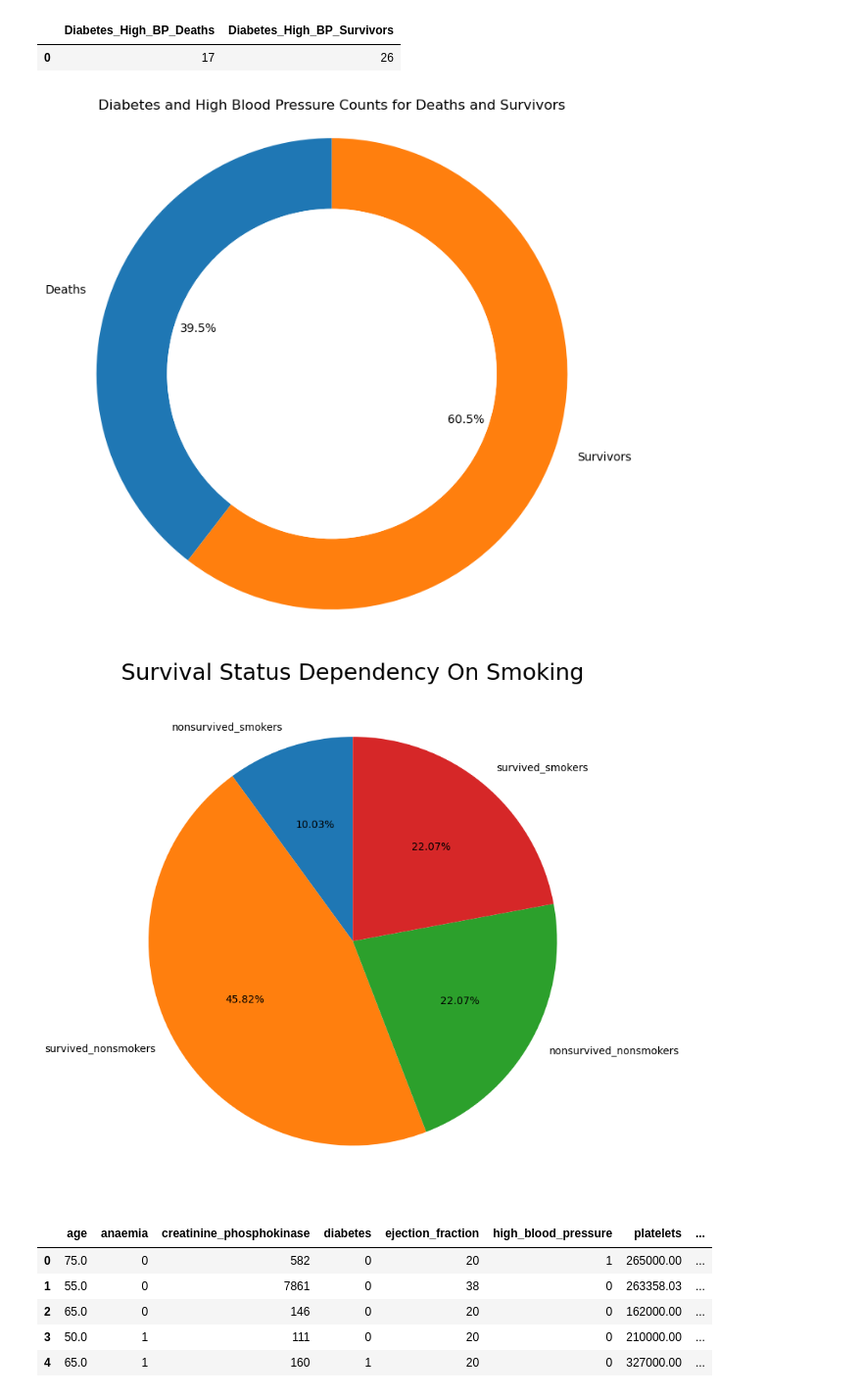
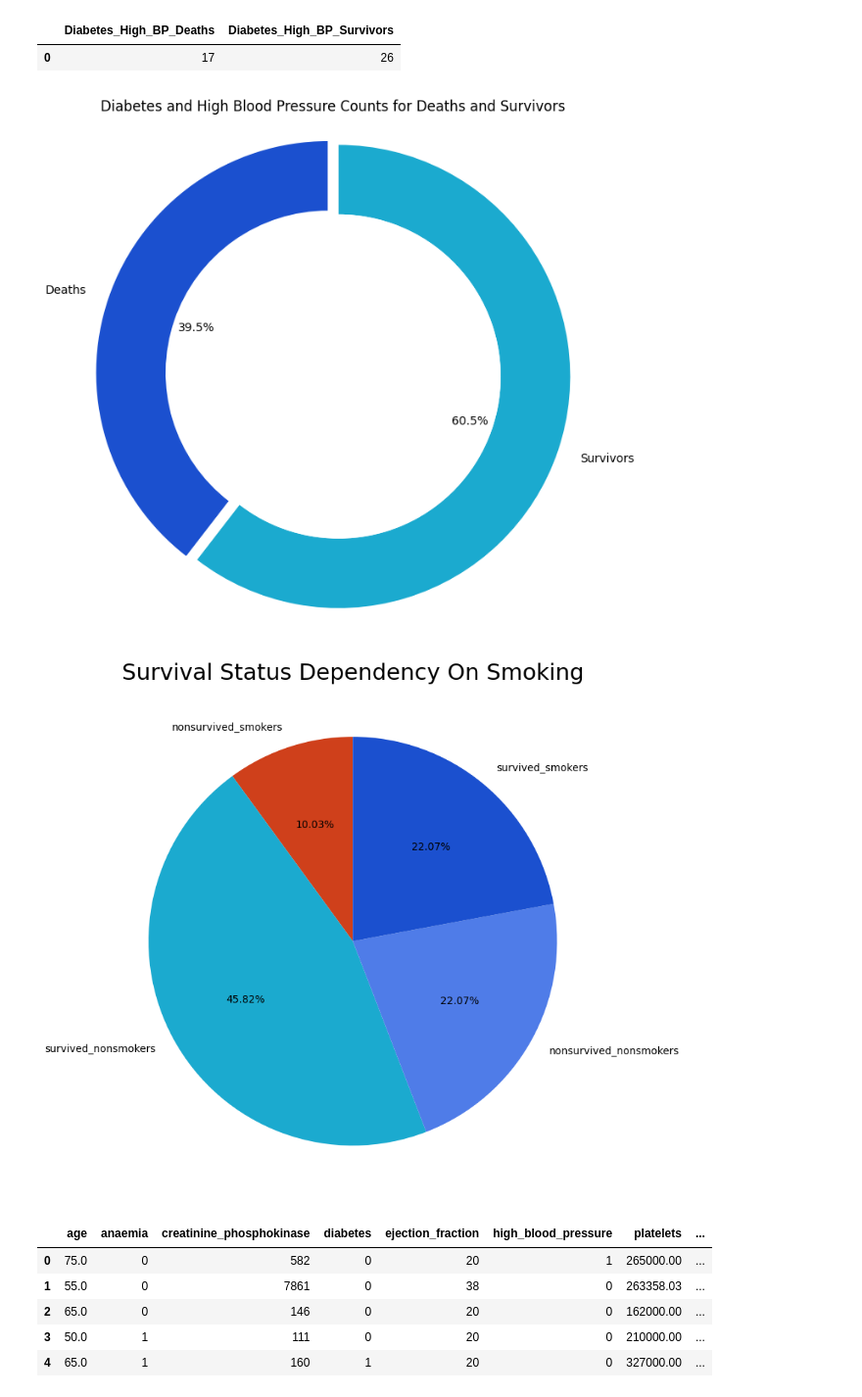
Before and after one commit to data-analyst05/MortalityPrediction_HeartFailure, a Jupyter notebook: index.ipynb, the cells around one changed output. Shown at 98% size. Saved outputs shown, nothing was run; the diff lists cells and outputs as text; code cells hidden in the pictures.

```diff
--- a/index.ipynb
+++ b/index.ipynb
@@ -535,7 +510,8 @@ survivors = diabetes_high_bp_df['Diabetes_High_BP_Survivors']
 
 # Create a donut chart
 fig, ax = plt.subplots(figsize=(8, 8))
-ax.pie([deaths.sum(), survivors.sum()], labels=['Deaths', 'Survivors'], autopct='%1.1f%%', startangle=90, wedgeprops=dict(width=0.3))
+ax.pie([deaths.sum(), survivors.sum()], labels=['Deaths', 'Survivors'], autopct='%1.1f%%', explode=[0.05, 0.0], startangle=90, wedgeprops=dict(width=0.3), colors=['#1B50CF', '#1baacf'])
+
 
 # Draw a circle in the center to create a donut chart
 centre_circle = plt.Circle((0,0),0.70,fc='white')
@@ -547,22 +523,33 @@ ax.axis('equal')
 plt.title('Diabetes and High Blood Pressure Counts for Deaths and Survivors')
 plt.show()
 # %% [output]
-[figure, old version]
+[figure, new version]
 # %%
+
+
 smokers = df_cleaned[df_cleaned["smoking"]==1]
 non_smokers = df_cleaned[df_cleaned["smoking"]==0]
 survived_smokers = smokers[smokers["death_event"]==0]
 survived_nonsmokers = non_smokers[non_smokers["death_event"]==0]
 nonsurvived_smokers = smokers[smokers["death_event"]==1]
 nonsurvived_nonsmokers = non_smokers[non_smokers["death_event"]==1]
-smoking_data = [len(nonsurvived_smokers), len(survived_nonsmokers),len(nonsurvived_nonsmokers),len(survived_smokers)]
+
+# Specify colors for each category
+colors = ['#cf401b', '#1baacf', '#4f7ce8', '#1B50CF']
+
+# Count data for the pie chart
+smoking_data = [len(nonsurvived_smokers), len(survived_nonsmokers), len(nonsurvived_nonsmokers), len(survived_smokers)]
 smoking_labels = ["nonsurvived_smokers", "survived_nonsmokers", "nonsurvived_nonsmokers", "survived_smokers"]
-plt.figure(figsize=(9,9))
-plt.pie(smoking_data, labels = smoking_labels, autopct='%.2f%%', startangle=90)
+
+plt.figure(figsize=(9, 9))
+
+# Specify colors for each slice
+plt.pie(smoking_data, labels=smoking_labels, autopct='%.2f%%', startangle=90, colors=colors)
+
 plt.title("Survival Status Dependency On Smoking", fontsize=22)
 plt.show()
 # %% [output]
-[figure, old version]
+[figure, new version]
 # %%
 X=df_cleaned.copy()
 X.drop("death_event", axis = 1, inplace = True)
```
Also changed, not shown: parts of 16 cells of this notebook, 5 other files.
